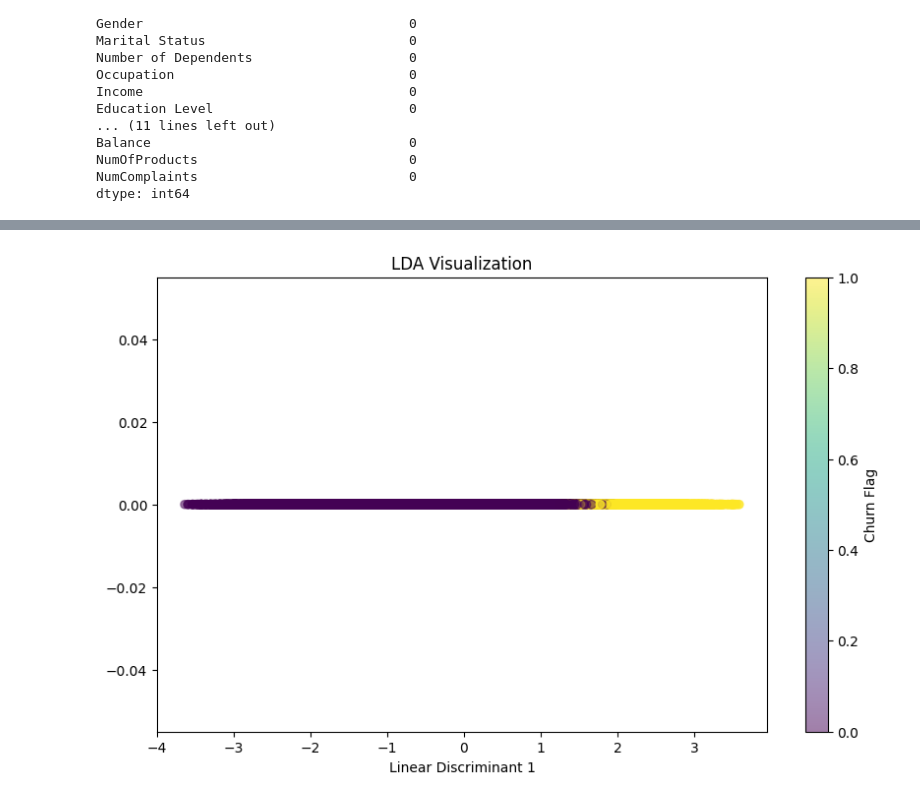
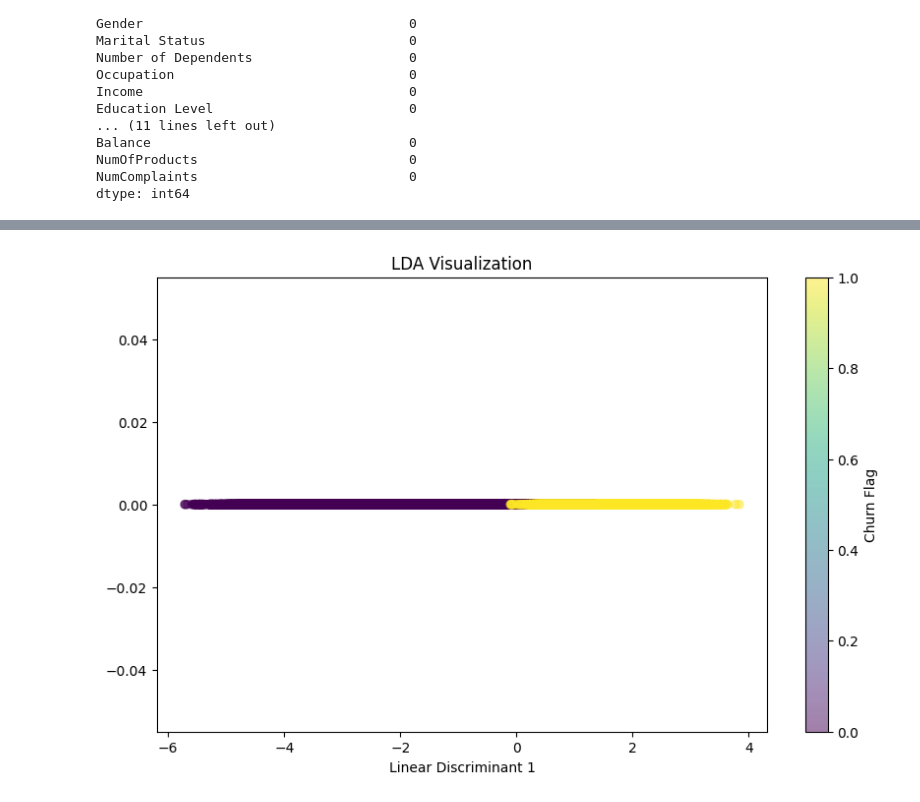
Before and after one commit to Yusshiro/Churn-Banking, a Jupyter notebook: Project_Naive_demo.ipynb, the cells around one changed output, grey strips where cells are left out. Saved outputs shown, nothing was run; the diff lists cells and outputs as text; code cells hidden in the pictures.

```diff
--- a/Project_Naive_demo.ipynb
+++ b/Project_Naive_demo.ipynb
@@ -125,0 +104,9 @@ data[numeric_cols] = scaler.fit_transform(data[numeric_cols])
+# %%
+# Xử lý giá trị thiếu
+numerical_cols = data.select_dtypes(include=[np.number]).columns
+data[numerical_cols] = data[numerical_cols].fillna(data[numerical_cols].median())
+
+if "Date of Birth" in data.columns:
+    data["Date of Birth"] = pd.to_datetime(data["Date of Birth"], errors="coerce")
+    data["Age"] = (pd.to_datetime("today") - data["Date of Birth"]).dt.days // 365
+    data.drop(columns=["Date of Birth"], inplace=True)
@@ -126 +121,10 @@ data[numeric_cols] = scaler.fit_transform(data[numeric_cols])
+# %%
+# %% Mã hóa các trường phân loại
+categorical_cols = ["Gender", "Marital Status", "Education Level", "Customer Segment", "Preferred Communication Channel"]
+data = pd.get_dummies(data, columns=categorical_cols, drop_first=True)
+
+# %% Chuẩn hóa các trường liên tục
+continuous_cols = ["Income", "Balance", "Outstanding Loans", "Credit Score", "Customer Tenure", "Credit History Length", "Age"]
+scaler = StandardScaler()
+data[continuous_cols] = scaler.fit_transform(data[continuous_cols])
 # %%
@@ -144,3 +148,13 @@ Dữ liệu sau khi chuẩn hóa:
 2                                  False
 3                                   True
 4                                  False
+# %%
+# Tách dữ liệu và nhãn
+X = data.drop("Churn Flag", axis=1)
+y = data["Churn Flag"]
+# %%
+# %% Cân bằng dữ liệu bằng SMOTE nếu cần
+if y.value_counts(normalize=True).min() < 0.4:
+    print("\nCân bằng dữ liệu bằng SMOTE...")
+    smote = SMOTE(random_state=42)
+    X, y = smote.fit_resample(X, y)
@@ -188,14 +190,13 @@ plt.show()
 # %%
-# Giảm chiều bằng LDA
-lda = LinearDiscriminantAnalysis(n_components=1)
-lda_data = lda.fit_transform(data.drop("Churn Flag", axis=1), data["Churn Flag"])
+# %% Giảm chiều với LDA
+lda = LDA(n_components=1)
+X_lda = lda.fit_transform(X, y)
 
-# Visualize LDA
 plt.figure(figsize=(10, 6))
-plt.scatter(lda_data[:, 0], [0]*len(lda_data), c=data["Churn Flag"], cmap="viridis", alpha=0.5)
+plt.scatter(X_lda[:, 0], [0] * len(X_lda), c=y, cmap="viridis", alpha=0.5)
 plt.title("LDA Visualization")
 plt.colorbar(label="Churn Flag")
 plt.xlabel("Linear Discriminant 1")
 plt.show()
 # %% [output]
-[figure, old version]
+[figure, new version]
```
Also changed, not shown: parts of 19 cells of this notebook.
